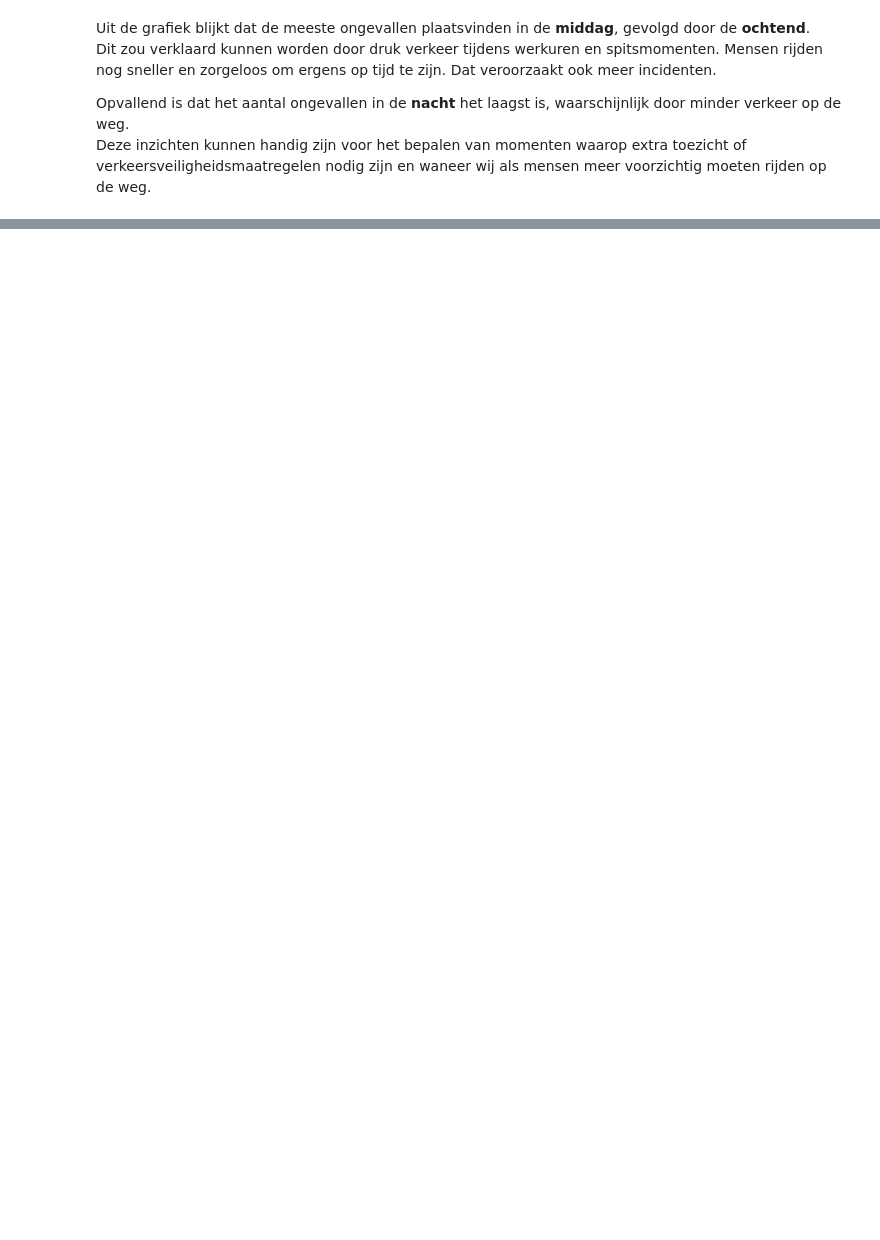
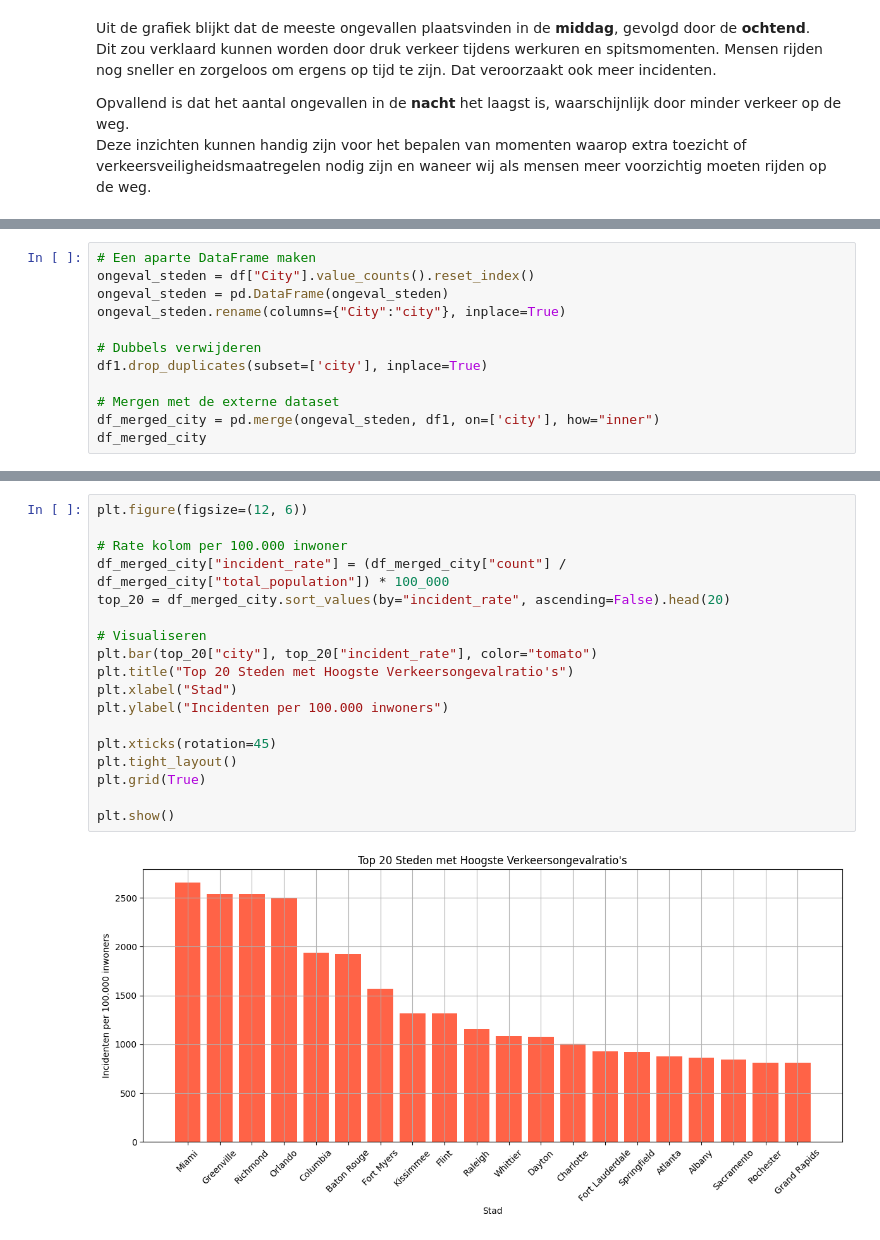
Before and after one commit to inalbekir/Portfolio, a Jupyter notebook: main.ipynb, the cells around one changed output, grey strips where cells are left out. Cells and saved outputs as stored; diff of their text form; blank space fills up the shorter version.

Commit message:
aantal ongevallen ratio per stad

```diff
--- a/main.ipynb
+++ b/main.ipynb
@@ -483,0 +505,12 @@ Dit soort inzichten kan helpen bij het gericht nemen van preventieve maatregelen
+# %%
+# Een aparte DataFrame maken
+ongeval_steden = df["City"].value_counts().reset_index()
+ongeval_steden = pd.DataFrame(ongeval_steden)
+ongeval_steden.rename(columns={"City":"city"}, inplace=True)
+
+# Dubbels verwijderen
+df1.drop_duplicates(subset=['city'], inplace=True)
+
+# Mergen met de externe dataset
+df_merged_city = pd.merge(ongeval_steden, df1, on=['city'], how="inner")
+df_merged_city
@@ -483,0 +531,20 @@ Dit soort inzichten kan helpen bij het gericht nemen van preventieve maatregelen
+# %%
+plt.figure(figsize=(12, 6))
+
+# Rate kolom per 100.000 inwoner
+df_merged_city["incident_rate"] = (df_merged_city["count"] / df_merged_city["total_population"]) * 100_000
+top_20 = df_merged_city.sort_values(by="incident_rate", ascending=False).head(20)
+
+# Visualiseren
+plt.bar(top_20["city"], top_20["incident_rate"], color="tomato")
+plt.title("Top 20 Steden met Hoogste Verkeersongevalratio's")
+plt.xlabel("Stad")
+plt.ylabel("Incidenten per 100.000 inwoners")
+
+plt.xticks(rotation=45)
+plt.tight_layout()
+plt.grid(True)
+
+plt.show()
+# %% [output]
+[figure, added]
```
Also changed, not shown: parts of 10 cells of this notebook.
